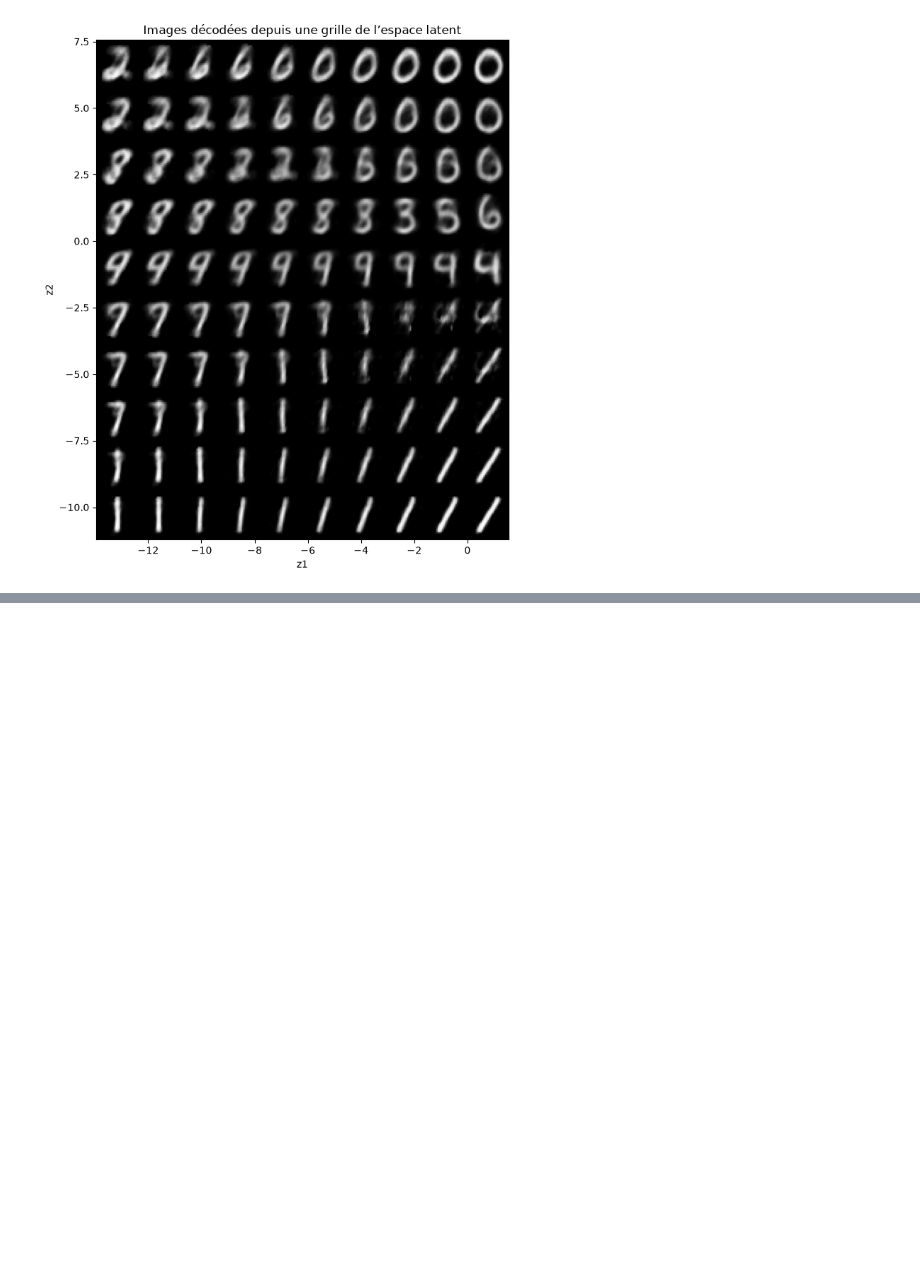
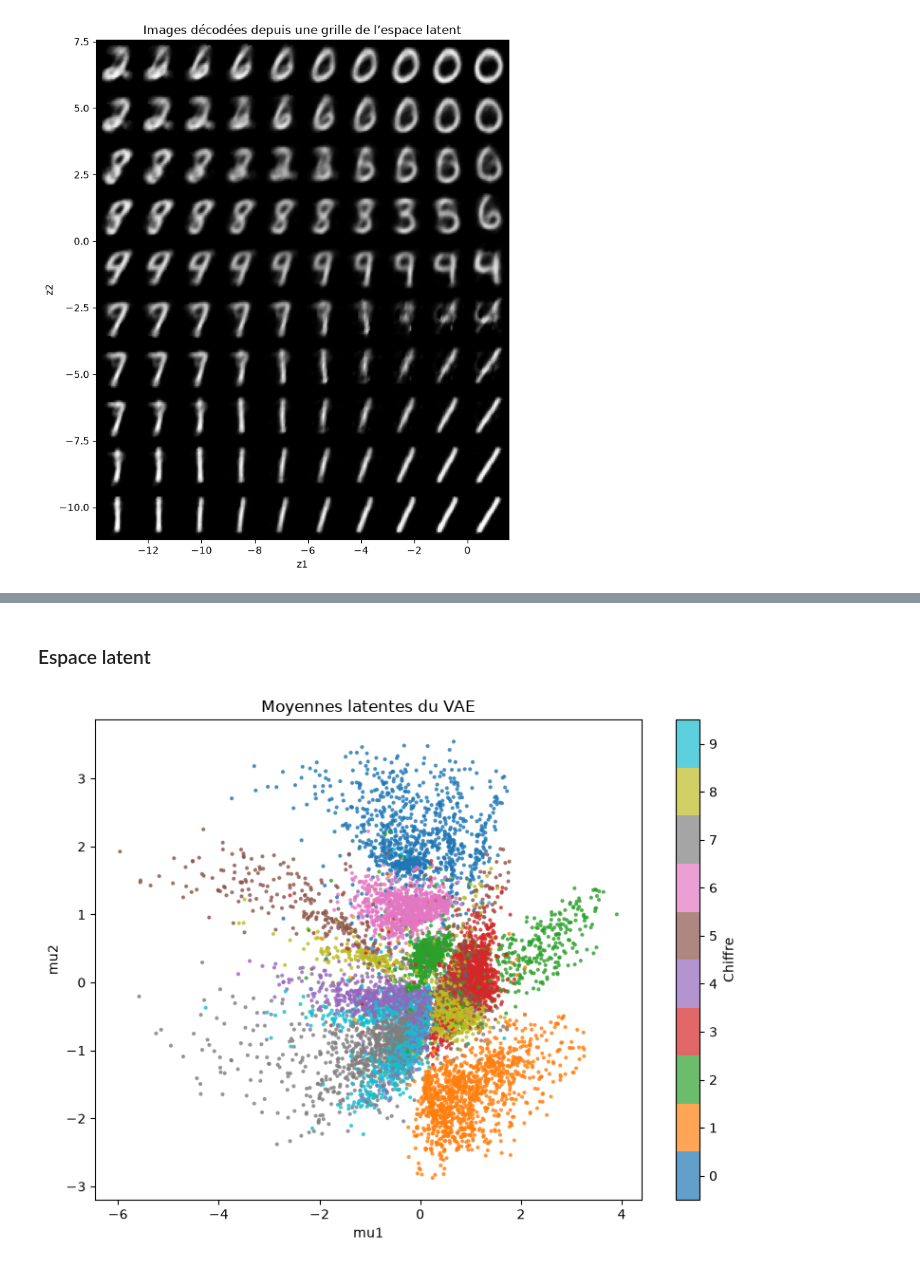
Before and after one commit to Seemo0/IAGEN-Activit-Pratique-N-2, a Jupyter notebook: Activite_2_MNIST.ipynb, the cells around one changed output, grey strips where cells are left out. Cells and saved outputs as stored; diff of their text form; code cells hidden in the pictures; blank space fills up the shorter version.

```diff
--- a/Activite_2_MNIST.ipynb
+++ b/Activite_2_MNIST.ipynb
@@ -435,0 +578,29 @@ plt.show()
+# %%
+vae.eval()
+torch.manual_seed(123)
+test_total = test_rec = test_kl = squared_error = 0.0
+pixel_count = 0
+vae_mus = []
+vae_labels = []
+with torch.no_grad():
+    for images, labels in test_loader:
+        images = images.to(device)
+        reconstructions, mu, logvar = vae(images)
+        loss, rec, kl = vae_loss(reconstructions, images, mu, logvar, beta)
+        test_total += loss.item()
+        test_rec += rec.item()
+        test_kl += kl.item()
+        squared_error += (reconstructions - images).square().sum().item()
+        pixel_count += images.numel()
+        vae_mus.append(mu.cpu())
+        vae_labels.append(labels)
+
+n_test = len(test_dataset)
+vae_test_mse = squared_error / pixel_count
+MU_vae = torch.cat(vae_mus)
+Y_vae = torch.cat(vae_labels)
+print(f"Images évaluées : {n_test}")
+print(f"Perte de test par image : {test_total / n_test:.2f}")
+print(f"BCE de test par image : {test_rec / n_test:.2f}")
+print(f"KL de test par image : {test_kl / n_test:.2f}")
+print(f"MSE de test par pixel : {vae_test_mse:.5f}")
@@ -435,0 +638,14 @@ plt.show()
+# %% [markdown]
+### Espace latent
+# %%
+plt.figure(figsize=(8, 6))
+scatter = plt.scatter(MU_vae[:, 0].numpy(), MU_vae[:, 1].numpy(),
+                      c=Y_vae.numpy(), s=4, cmap="tab10", vmin=-0.5, vmax=9.5, alpha=0.7)
+plt.colorbar(scatter, ticks=range(10), label="Chiffre")
+plt.xlabel("mu1")
+plt.ylabel("mu2")
+plt.title("Moyennes latentes du VAE")
+plt.tight_layout()
+plt.show()
+# %% [output]
+[figure, added]
```
Also changed, not shown: parts of 14 cells of this notebook.
